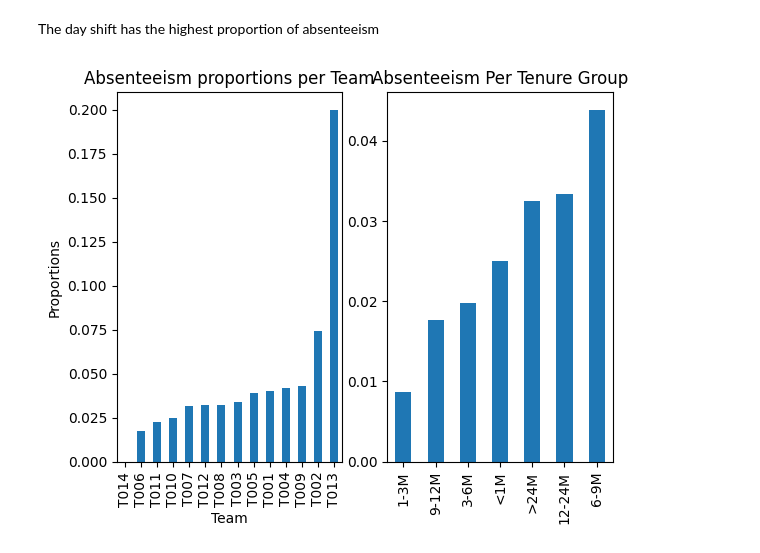
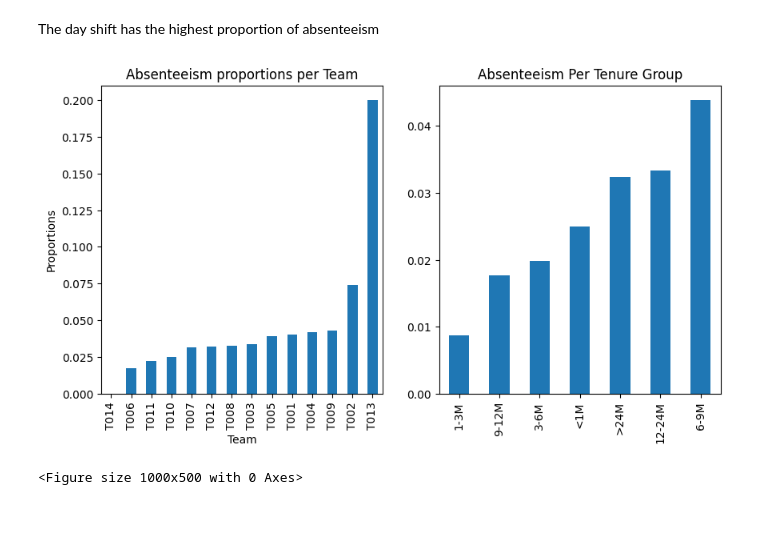
Before and after one commit to Jaeljane/Attendance_Prediction, a Jupyter notebook: Attendance_Classification.ipynb, the cells around one changed output. Drawn from its saved outputs; the diff is of its cells as text; code cells hidden in the pictures; blank space fills up the shorter version.

```diff
--- a/Attendance_Classification.ipynb
+++ b/Attendance_Classification.ipynb
@@ -151,21 +153,24 @@ shift.sort_values().plot(kind="bar",title= "Absenteeism proportions per shift",
 The day shift has the highest proportion of absenteeism
 # %%
 team=proportions("Team").sort_values()
-Tenure=proportions('Tenure').sort_Values()
+Tenure=proportions('Tenure').sort_values()
 Month=proportions("Month")
-Week_Numb=("Week_Numb")
+Week_Numb=proportions("Week_Numb").sort_values()
 # %%
 # Create a figure and a 1x2 grid of subplots
 fig, axs = plt.subplots(1, 2)
+plt.figure(figsize=[10, 5])
 
 # Plot data from the DataFrame on the subplots
-team.sort_values().plot(kind="bar", xlabel="Team", ylabel="Proportions", ax=axs[0])
+
+team.plot(figsize=[10, 5],kind="bar", xlabel="Team", ylabel="Proportions", ax=axs[0])
 axs[0].set_title("Absenteeism proportions per Team")
 
-Tenure.sort_values().plot(kind="bar" ,ax=axs[1])
+Tenure.plot(figsize=[10, 5], kind="bar" ,ax=axs[1])
 axs[1].set_title("Absenteeism Per Tenure Group")
 
 # Show the figure
-plt.show()
+plt.show();
 # %% [output]
-[figure, old version]
+[figure, new version]
+<Figure size 1000x500 with 0 Axes>
```
Also changed, not shown: parts of 14 cells of this notebook.
